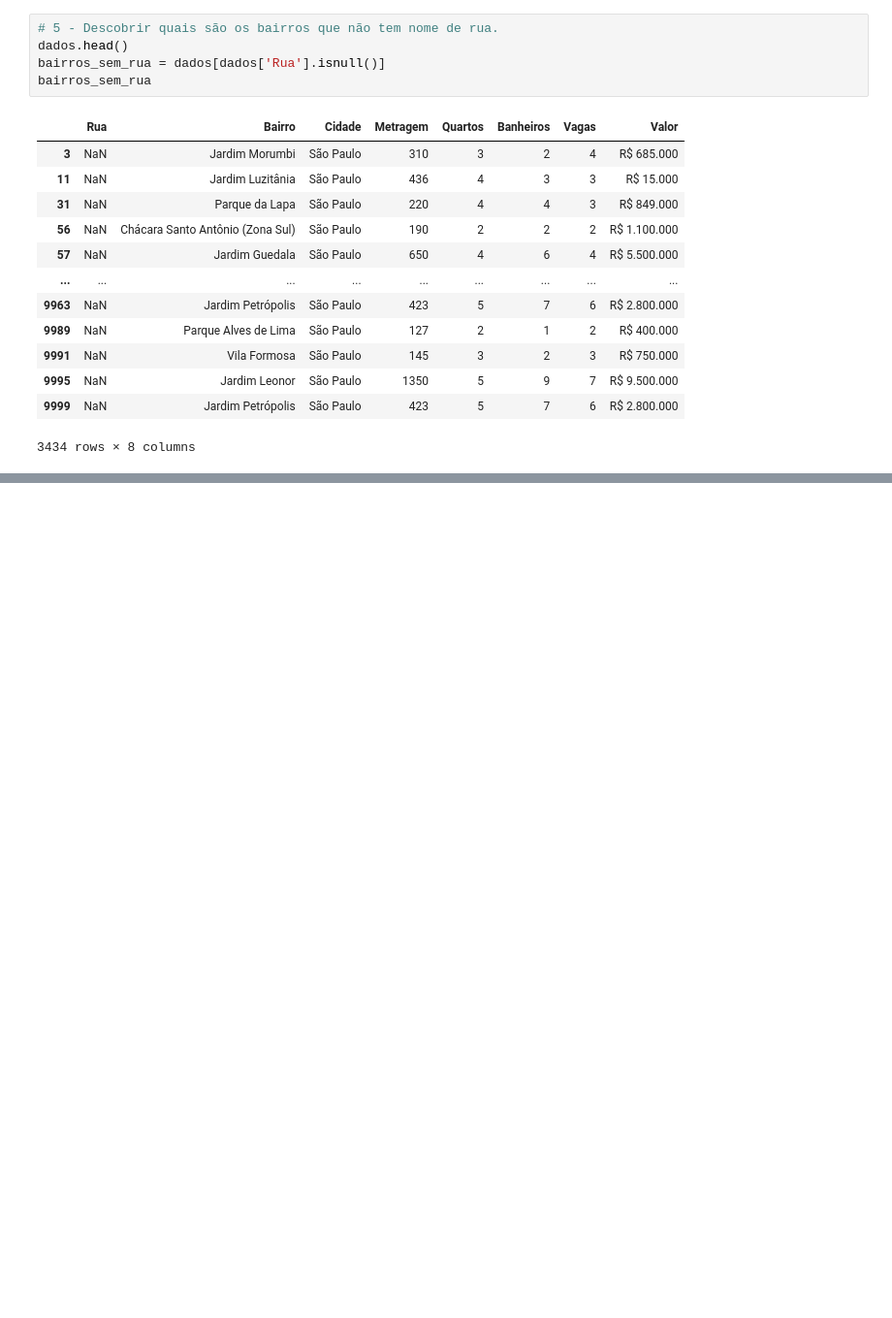
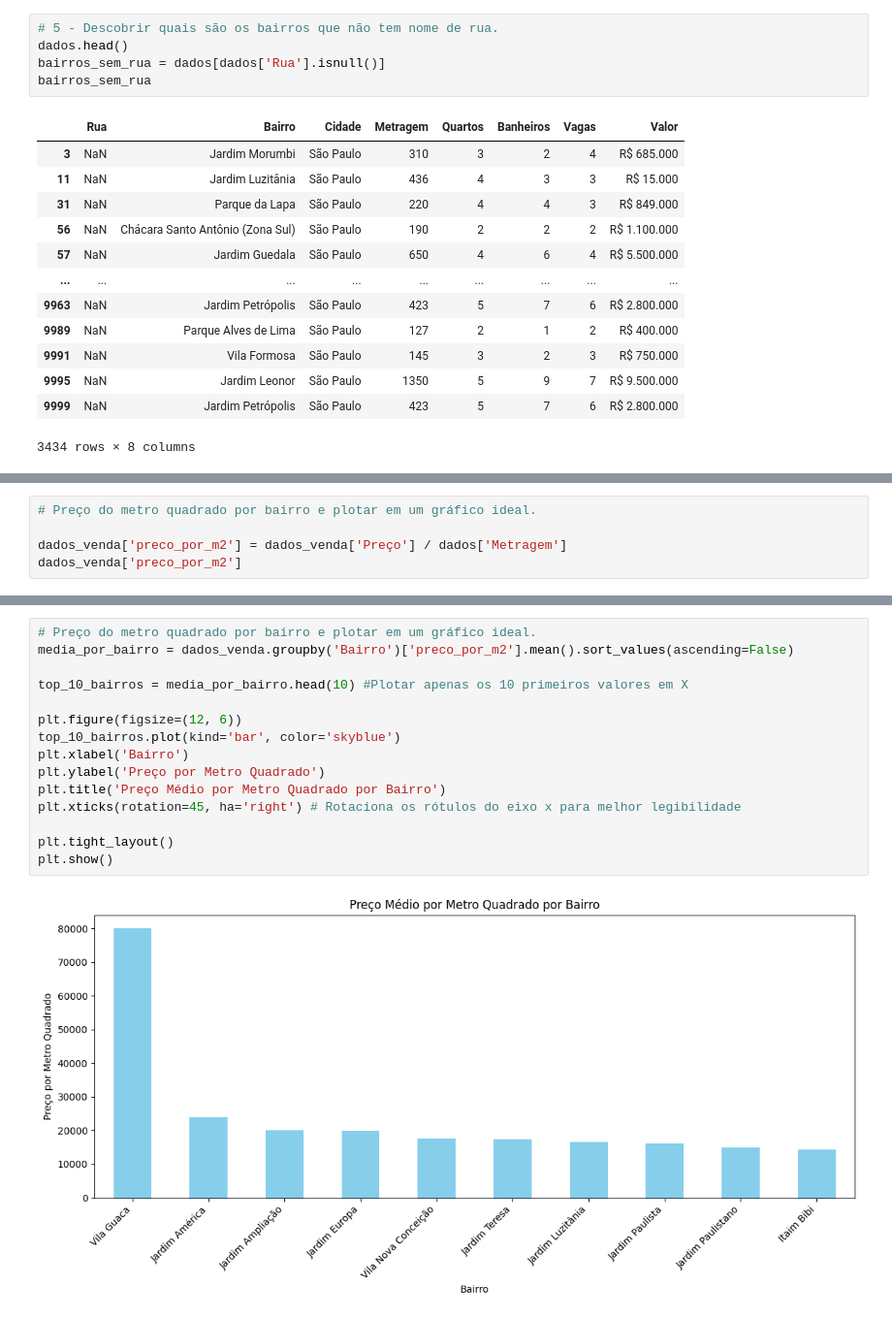
Before and after one commit to lukasfonks/imersao_dados, a Jupyter notebook: imersao_dados_p1.ipynb, the cells around one changed output, grey strips where cells are left out. Shown at 97% size. Drawn from its saved outputs; the diff is of its cells as text; blank space fills up the shorter version.

```diff
--- a/imersao_dados_p1.ipynb
+++ b/imersao_dados_p1.ipynb
@@ -149,0 +282,5 @@ bairros_sem_rua
+# %%
+# Preço do metro quadrado por bairro e plotar em um gráfico ideal.
+
+dados_venda['preco_por_m2'] = dados_venda['Preço'] / dados['Metragem']
+dados_venda['preco_por_m2']
@@ -149,0 +305,17 @@ bairros_sem_rua
+# %%
+# Preço do metro quadrado por bairro e plotar em um gráfico ideal.
+media_por_bairro = dados_venda.groupby('Bairro')['preco_por_m2'].mean().sort_values(ascending=False)
+
+top_10_bairros = media_por_bairro.head(10) #Plotar apenas os 10 primeiros valores em X
+
+plt.figure(figsize=(12, 6))
+top_10_bairros.plot(kind='bar', color='skyblue')
+plt.xlabel('Bairro')
+plt.ylabel('Preço por Metro Quadrado')
+plt.title('Preço Médio por Metro Quadrado por Bairro')
+plt.xticks(rotation=45, ha='right') # Rotaciona os rótulos do eixo x para melhor legibilidade
+
+plt.tight_layout()
+plt.show()
+# %% [output]
+[figure, added]
```
Also changed, not shown: parts of 11 cells of this notebook, 1 other file.
